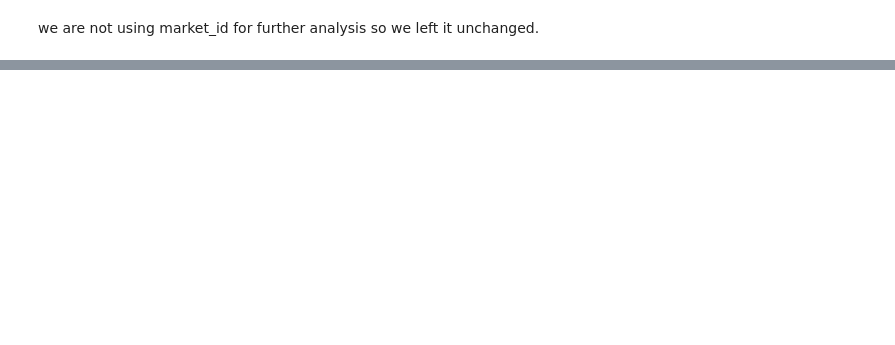
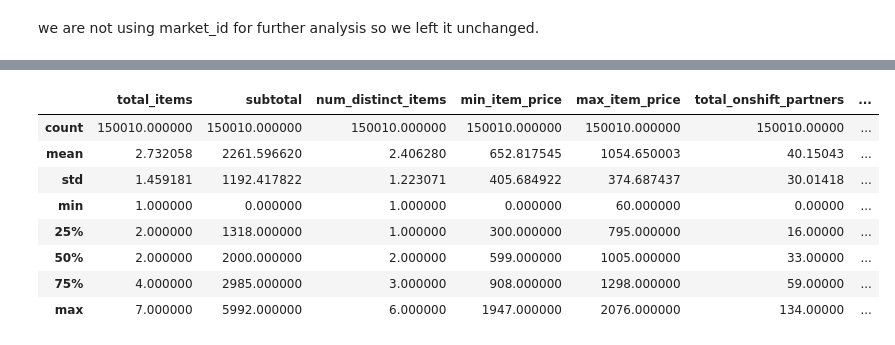
Before and after one commit to heyitzrizki/final-project-ds49-group3, a Jupyter notebook: eda & preprocessing/eda_&_pre_processing.ipynb, the cells around one changed output, grey strips where cells are left out. Saved outputs shown, nothing was run; the diff lists cells and outputs as text; code cells hidden in the pictures; blank space fills up the shorter version.

```diff
--- a/eda & preprocessing/eda_&_pre_processing.ipynb
+++ b/eda & preprocessing/eda_&_pre_processing.ipynb
@@ -731,0 +412,12 @@ df.head(10)
+# %%
+# For full-outlier-removed dataset
+df_no_outlier_all['delivery_time'] = df_no_outlier_all['actual_delivery_time'] - df_no_outlier_all['created_at']
+
+# For partial-outlier-removed dataset
+df_no_outlier_partial['delivery_time'] = df_no_outlier_partial['actual_delivery_time'] - df_no_outlier_partial['created_at']
+# %%
+# Full outlier removed delivery time
+df_no_outlier_all['delivery_time'] = (df_no_outlier_all['actual_delivery_time'] - df_no_outlier_all['created_at']).dt.total_seconds() / 60
+
+# Partial outlier removed delivery time
+df_no_outlier_partial['delivery_time'] = (df_no_outlier_partial['actual_delivery_time'] - df_no_outlier_partial['created_at']).dt.total_seconds() / 60
@@ -731,0 +448,7 @@ df.head(10)
+# %%
+# Because column of ("Created_at" and "actual_delivery_time") was not used (temporary), they can be dropped
+
+cols_to_drop = ['market_id', 'created_at', 'actual_delivery_time', 'store_id']
+
+df_no_outlier_all.drop(columns=cols_to_drop, inplace=True)
+df_no_outlier_partial.drop(columns=cols_to_drop, inplace=True)
@@ -731,0 +505,12 @@ df.head(10)
+# %%
+df_no_outlier_all.describe()
+# %% [output]
+|  | total_items | subtotal | num_distinct_items | min_item_price | max_item_price | total_onshift_partners | ... |
+| count | 150010.000000 | 150010.000000 | 150010.000000 | 150010.000000 | 150010.000000 | 150010.00000 | ... |
+| mean | 2.732058 | 2261.596620 | 2.406280 | 652.817545 | 1054.650003 | 40.15043 | ... |
+| std | 1.459181 | 1192.417822 | 1.223071 | 405.684922 | 374.687437 | 30.01418 | ... |
+| min | 1.000000 | 0.000000 | 1.000000 | 0.000000 | 60.000000 | 0.00000 | ... |
+| 25% | 2.000000 | 1318.000000 | 1.000000 | 300.000000 | 795.000000 | 16.00000 | ... |
+| 50% | 2.000000 | 2000.000000 | 2.000000 | 599.000000 | 1005.000000 | 33.00000 | ... |
+| 75% | 4.000000 | 2985.000000 | 3.000000 | 908.000000 | 1298.000000 | 59.00000 | ... |
+| max | 7.000000 | 5992.000000 | 6.000000 | 1947.000000 | 2076.000000 | 134.00000 | ... |
```
Also changed, not shown: parts of 67 cells of this notebook.
